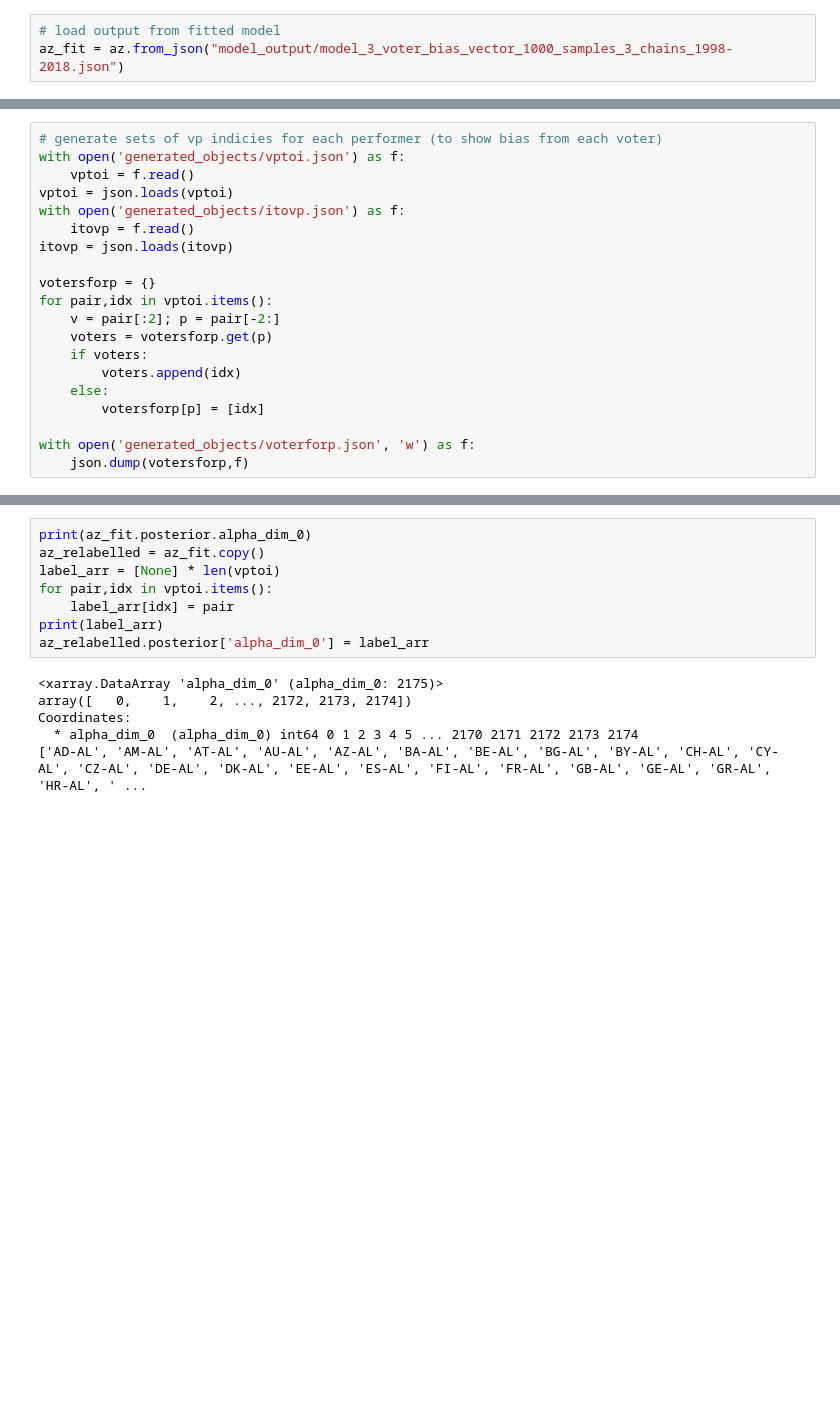
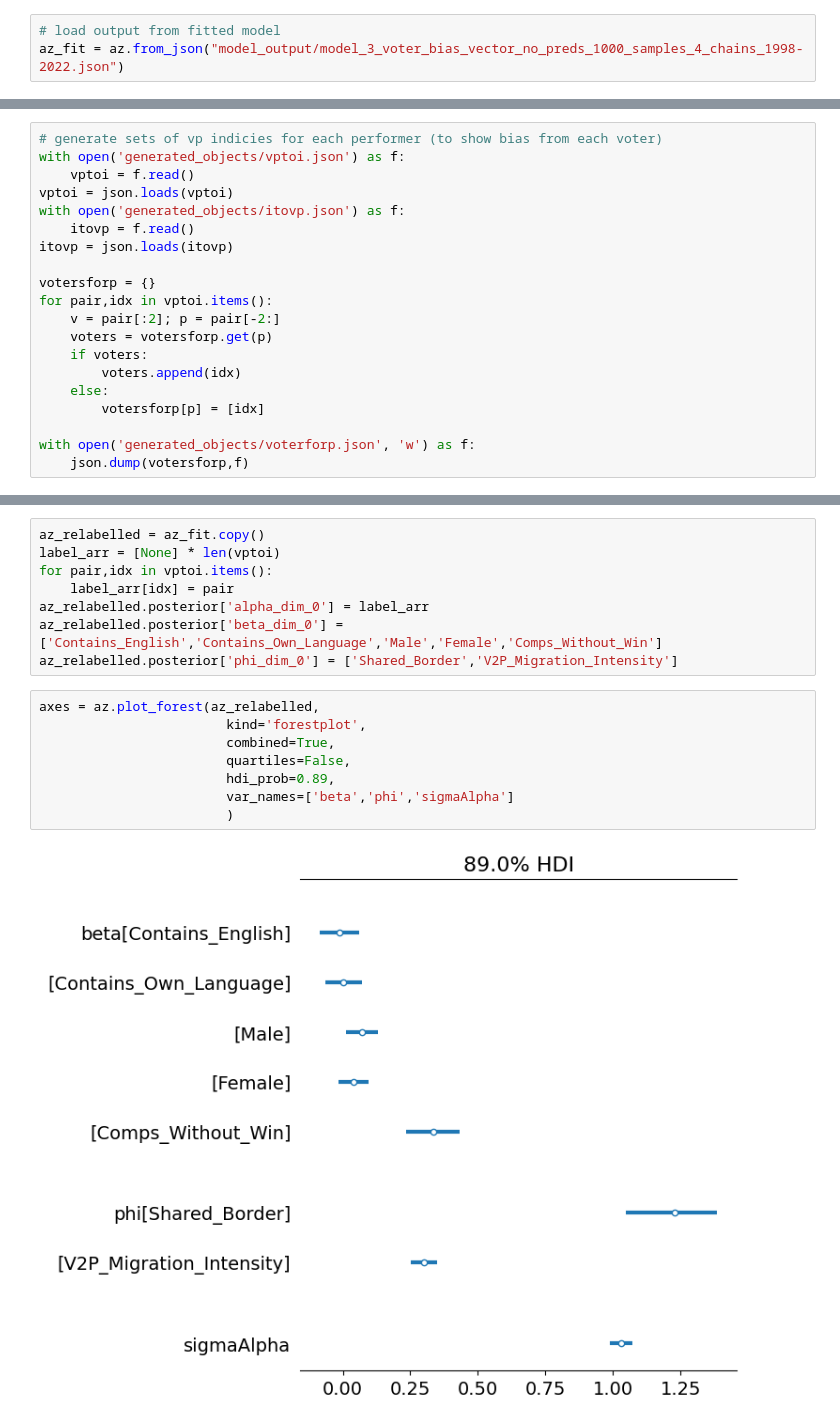
Before and after one commit to KatrionaGoldmann/Eurovision_TDS, a Jupyter notebook: eurovision/alpha_exploration.ipynb, the cells around one changed output, grey strips where cells are left out. Cells and saved outputs as stored; diff of their text form; blank space fills up the shorter version.

```diff
--- a/eurovision/alpha_exploration.ipynb
+++ b/eurovision/alpha_exploration.ipynb
@@ -4,3 +6,3 @@ import json
 # %%
 # load output from fitted model
-az_fit = az.from_json("model_output/model_3_voter_bias_vector_1000_samples_3_chains_1998-2018.json")
+az_fit = az.from_json("model_output/model_3_voter_bias_vector_no_preds_1000_samples_4_chains_1998-2022.json")
@@ -43,16 +36,20 @@ with open('generated_objects/voterforp.json', 'w') as f:
 # %%
-print(az_fit.posterior.alpha_dim_0)
 az_relabelled = az_fit.copy()
 label_arr = [None] * len(vptoi)
 for pair,idx in vptoi.items():
     label_arr[idx] = pair
-print(label_arr)
 az_relabelled.posterior['alpha_dim_0'] = label_arr
+az_relabelled.posterior['beta_dim_0'] = ['Contains_English','Contains_Own_Language','Male','Female','Comps_Without_Win']
+az_relabelled.posterior['phi_dim_0'] = ['Shared_Border','V2P_Migration_Intensity']
-# %% [output]
-<xarray.DataArray 'alpha_dim_0' (alpha_dim_0: 2175)>
-array([   0,    1,    2, ..., 2172, 2173, 2174])
-Coordinates:
-  * alpha_dim_0  (alpha_dim_0) int64 0 1 2 3 4 5 ... 2170 2171 2172 2173 2174
-['AD-AL', 'AM-AL', 'AT-AL', 'AU-AL', 'AZ-AL', 'BA-AL', 'BE-AL', 'BG-AL', 'BY-AL', 'CH-AL', 'CY-AL', 'CZ-AL', 'DE-AL', 'DK-AL', 'EE-AL', 'ES-AL', 'FI-AL', 'FR-AL', 'GB-AL', 'GE-AL', 'GR-AL', 'HR-AL', ' ...
+# %%
+axes = az.plot_forest(az_relabelled,
+                        kind='forestplot',
+                        combined=True,
+                        quartiles=False,
+                        hdi_prob=0.89,
+                        var_names=['beta','phi','sigmaAlpha']
+                        )
+# %% [output]
+[figure, added]
 # %%
 # plotting function for a sorted forest plot for a given performer
```
Also changed, not shown: parts of 6 cells of this notebook, 11 other files.
